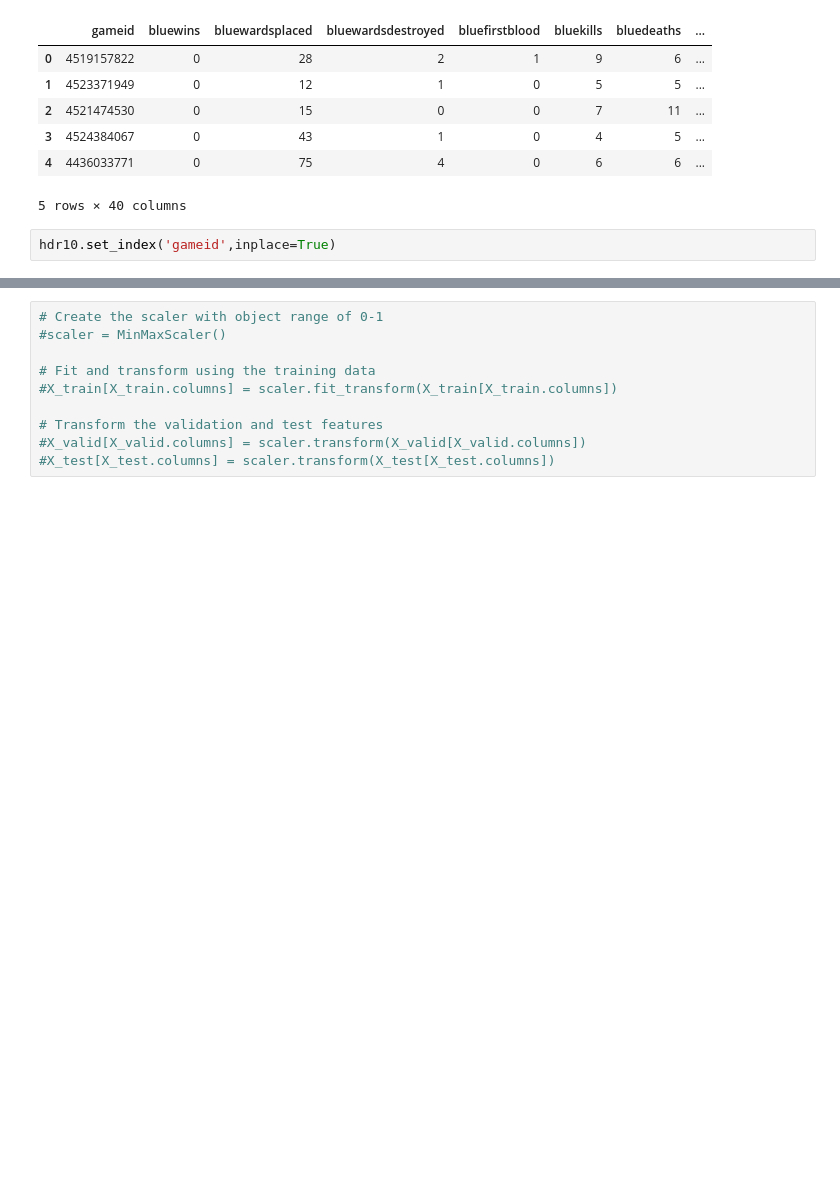
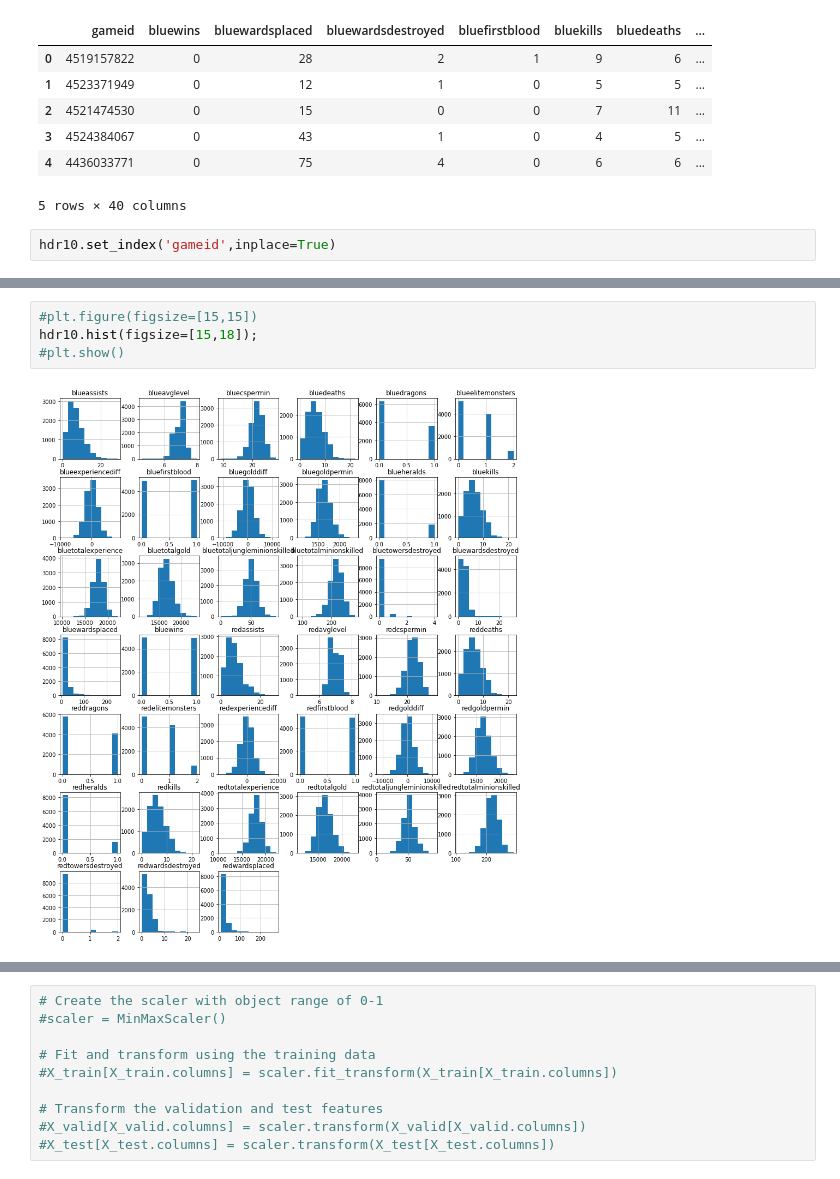
Before and after one commit to shreh2/LOL, a Jupyter notebook: LeagueOfLegends.ipynb, the cells around one changed output, grey strips where cells are left out. Saved outputs shown, nothing was run; the diff lists cells and outputs as text; blank space fills up the shorter version.

```diff
--- a/LeagueOfLegends.ipynb
+++ b/LeagueOfLegends.ipynb
@@ -56,0 +90,6 @@ hdr10_scaled.head()
+# %%
+#plt.figure(figsize=[15,15])
+hdr10.hist(figsize=[15,18]);
+#plt.show()
+# %% [output]
+[figure, added]
```
Also changed, not shown: parts of 16 cells of this notebook.
